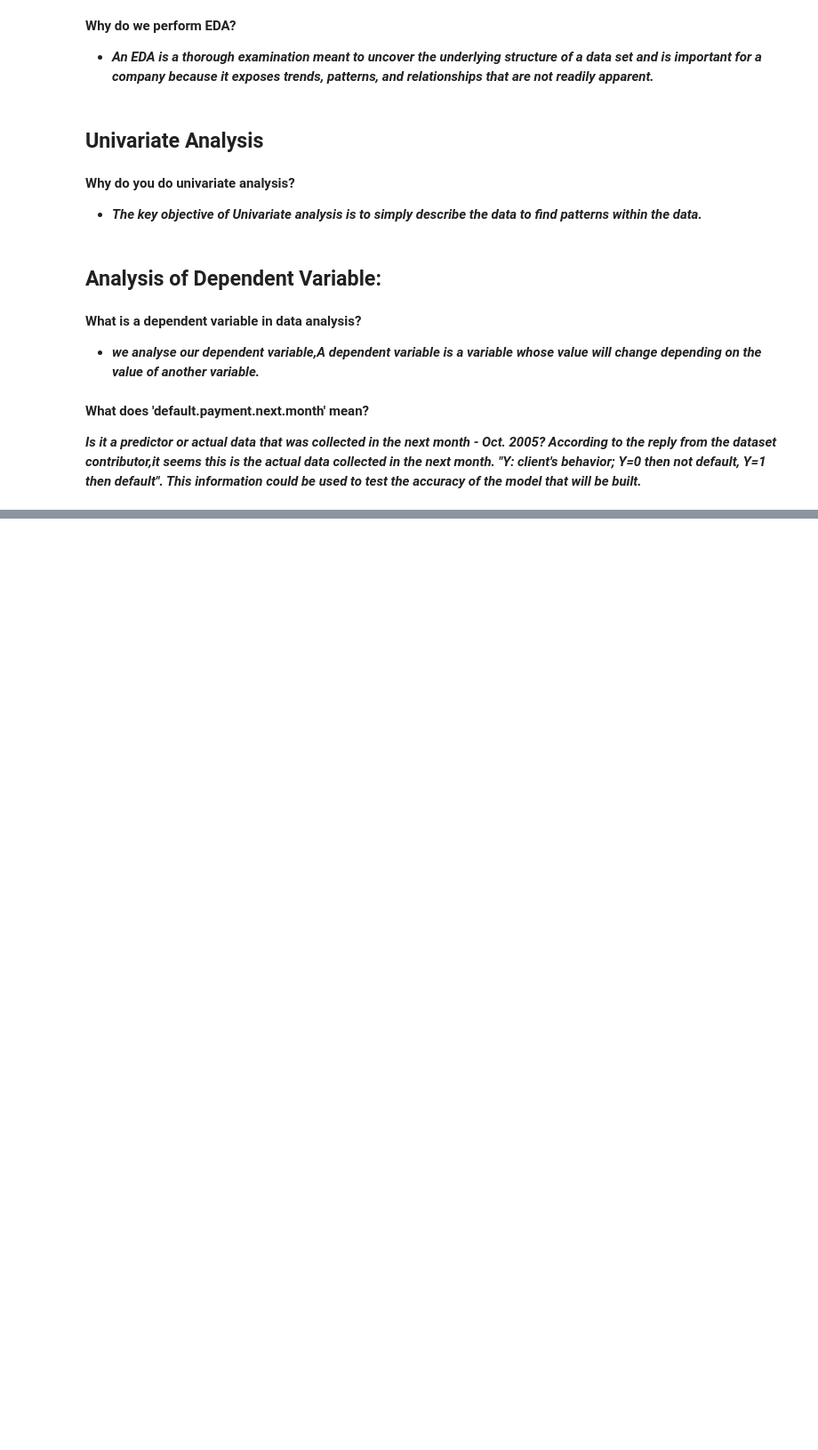
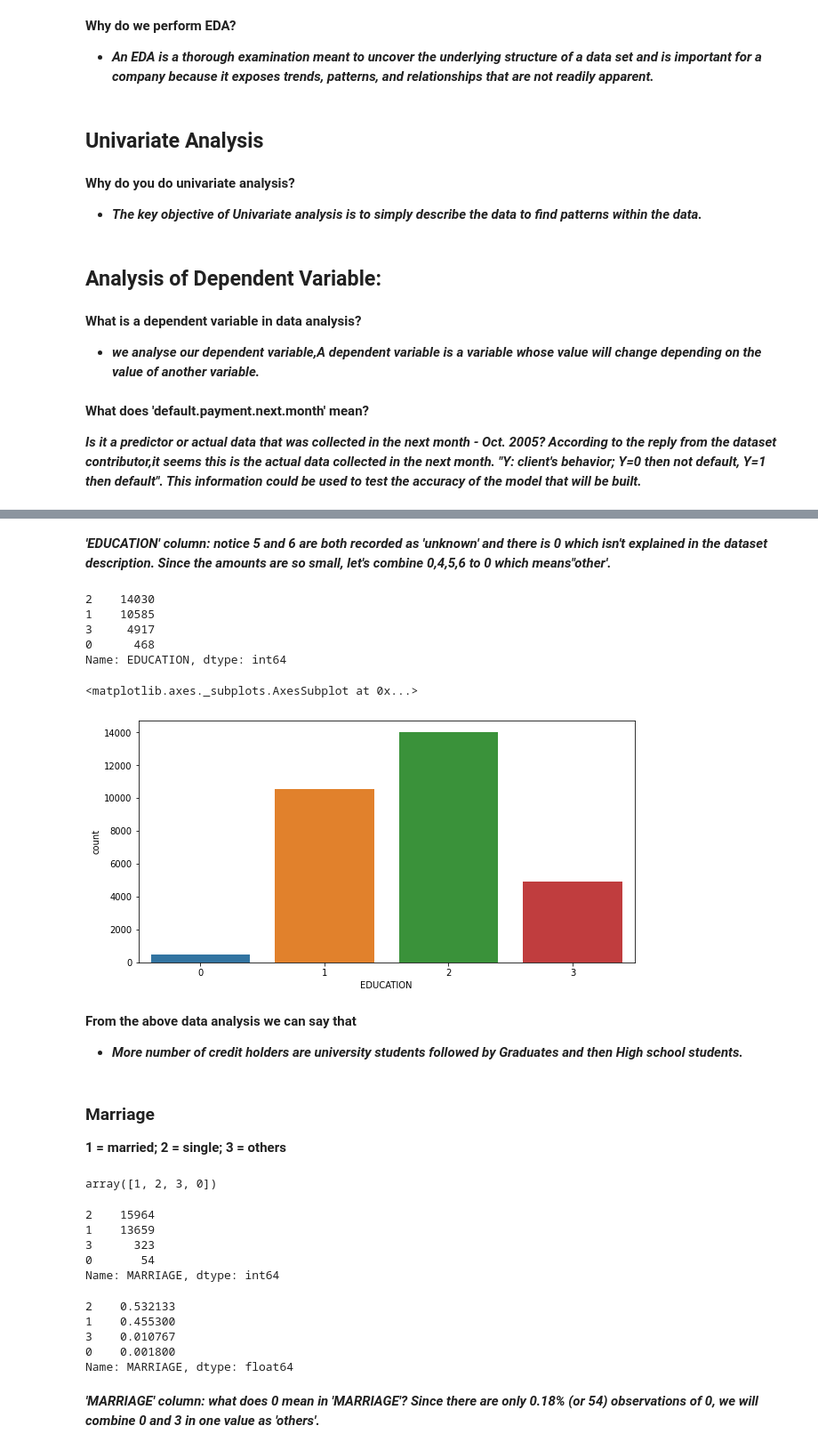
Before and after one commit to rushikeshjagatap85/Credit_Card_Default_Prediction_Capstone_Project, a Jupyter notebook: Credit_Card_Default_Prediction_Capstone_Project.ipynb, the cells around one changed output, grey strips where cells are left out. Shown: that part at 89% size. Saved outputs shown, nothing was run; the diff lists cells and outputs as text; code cells hidden in the pictures; blank space fills up the shorter version.

```diff
--- a/Credit_Card_Default_Prediction_Capstone_Project.ipynb
+++ b/Credit_Card_Default_Prediction_Capstone_Project.ipynb
@@ -321,0 +415,57 @@ credit_df.rename(columns={'default payment next month' : 'default_payment_next_m
+# %% [markdown]
+***'EDUCATION' column: notice 5 and 6 are both recorded as 'unknown' and there is 0 which isn't explained in the dataset description. Since the amounts are so small, let's combine 0,4,5,6 to 0 which means"other'.***
+# %%
+# Change values 4, 5, 6 to 0 and define 0 as 'others'
+# 1=graduate school, 2=university, 3=high school, 0=others
+
+credit_df["EDUCATION"] = credit_df["EDUCATION"].replace({4:0,5:0,6:0})
+credit_df["EDUCATION"].value_counts()
+# %% [output]
+2    14030
+1    10585
+3     4917
+0      468
+Name: EDUCATION, dtype: int64
+# %%
+#plotting the count plot to vizualize the data distribution
+plt.figure(figsize=(10,5))
+sns.countplot(x = 'EDUCATION', data = credit_df)
+# %% [output]
+<matplotlib.axes._subplots.AxesSubplot at 0x...>
+[figure, added]
+# %% [markdown]
+**From the above data analysis we can say that**
+*   ***More number of credit holders are university students followed by Graduates and then High school students.***
+# %% [markdown]
+### **Marriage**
+
+
+**1 = married; 2 = single; 3 = others**
+# %%
+# From dataset description: MARRIAGE: Marital status (1=married, 2=single, 3=others), but there is also 0
+
+credit_df["MARRIAGE"].unique()
+# %% [output]
+array([1, 2, 3, 0])
+# %%
+# counts the education  data set
+credit_df['MARRIAGE'].value_counts()
+# %% [output]
+2    15964
+1    13659
+3      323
+0       54
+Name: MARRIAGE, dtype: int64
+# %%
+# How many customers had "MARRIAGE" status as 0?
+
+credit_df["MARRIAGE"].value_counts(normalize=True)
+# %% [output]
+2    0.532133
+1    0.455300
+3    0.010767
+0    0.001800
+Name: MARRIAGE, dtype: float64
+# %% [markdown]
+***'MARRIAGE' column: what does 0 mean in 'MARRIAGE'?***
+***Since there are only 0.18% (or 54) observations of 0, we will combine 0 and 3 in one value as 'others'.***
```
Also changed, not shown: parts of 44 cells of this notebook.
